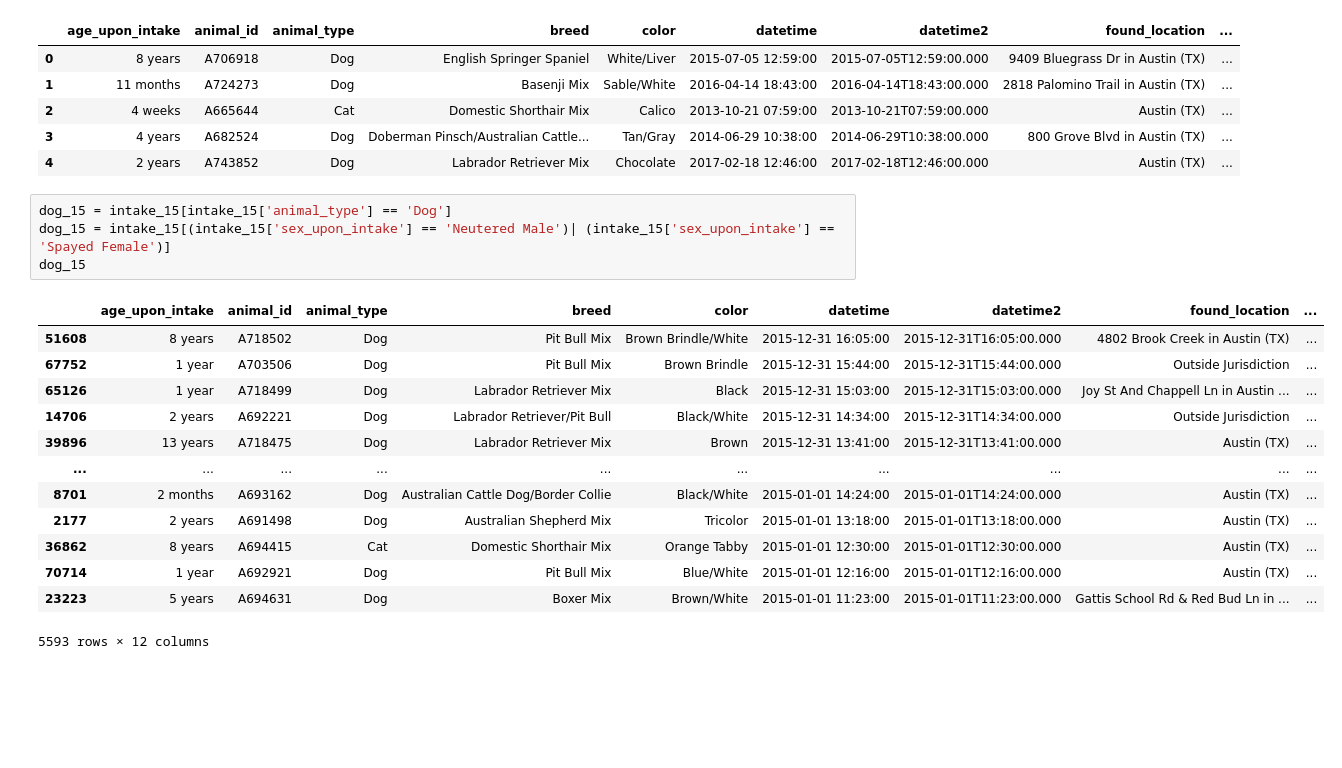
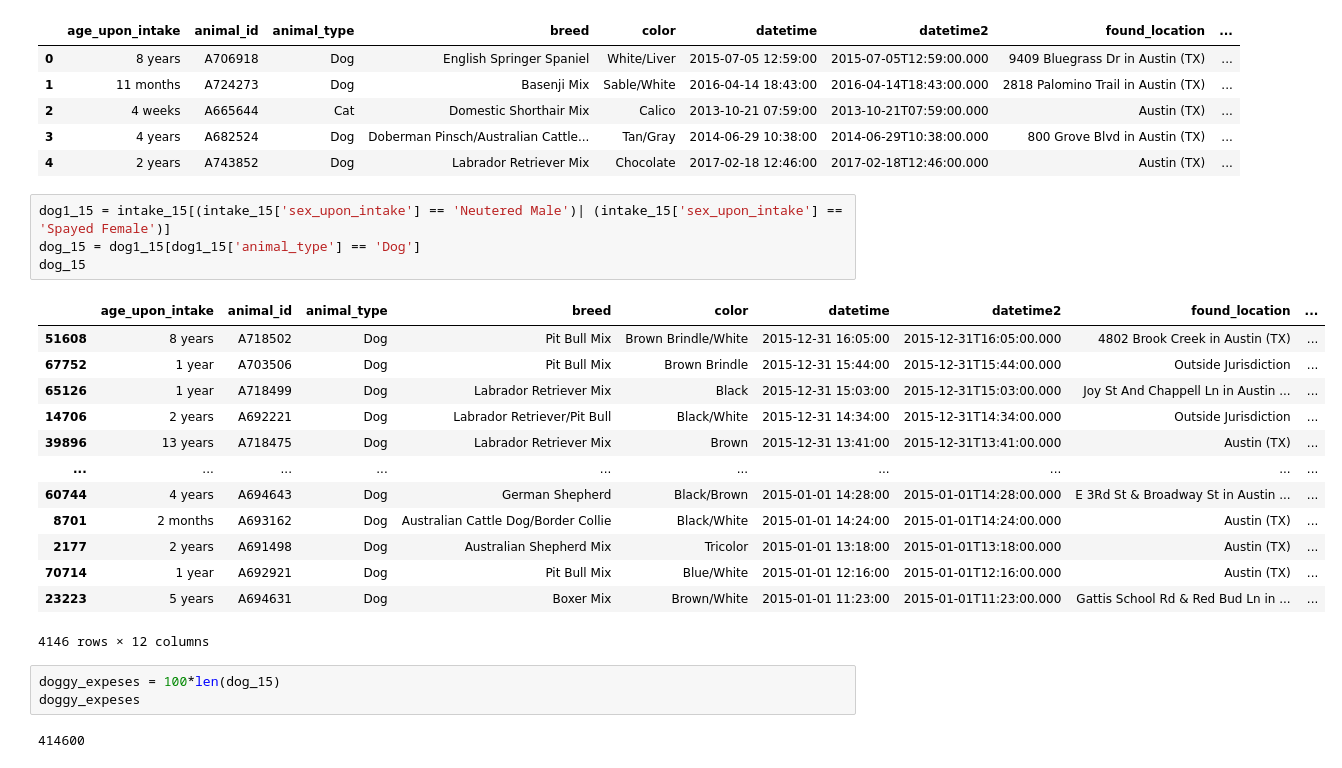
Before and after one commit to 3Grey6Jedi9/Data-Analysis-Project-05, a Jupyter notebook: Pet Shelter Analysis.ipynb, the cells around one changed output. Drawn from its saved outputs; the diff is of its cells as text; blank space fills up the shorter version.

```diff
--- a/Pet Shelter Analysis.ipynb
+++ b/Pet Shelter Analysis.ipynb
@@ -758,20 +758,25 @@ intake.head()
 | 3 | 4 years | A682524 | Dog | Doberman Pinsch/Australian Cattle... | Tan/Gray | 2014-06-29 10:38:00 | 2014-06-29T10:38:00.000 | 800 Grove Blvd in Austin (TX) | ... |
 | 4 | 2 years | A743852 | Dog | Labrador Retriever Mix | Chocolate | 2017-02-18 12:46:00 | 2017-02-18T12:46:00.000 | Austin (TX) | ... |
 # %%
-dog_15 = intake_15[intake_15['animal_type'] == 'Dog']
-dog_15 = intake_15[(intake_15['sex_upon_intake'] == 'Neutered Male')| (intake_15['sex_upon_intake'] == 'Spayed Female')]
+dog1_15 = intake_15[(intake_15['sex_upon_intake'] == 'Neutered Male')| (intake_15['sex_upon_intake'] == 'Spayed Female')]
+dog_15 = dog1_15[dog1_15['animal_type'] == 'Dog']
 dog_15
 # %% [output]
 |  | age_upon_intake | animal_id | animal_type | breed | color | datetime | datetime2 | found_location | ... |
 | 51608 | 8 years | A718502 | Dog | Pit Bull Mix | Brown Brindle/White | 2015-12-31 16:05:00 | 2015-12-31T16:05:00.000 | 4802 Brook Creek in Austin (TX) | ... |
 | 67752 | 1 year | A703506 | Dog | Pit Bull Mix | Brown Brindle | 2015-12-31 15:44:00 | 2015-12-31T15:44:00.000 | Outside Jurisdiction | ... |
 | 65126 | 1 year | A718499 | Dog | Labrador Retriever Mix | Black | 2015-12-31 15:03:00 | 2015-12-31T15:03:00.000 | Joy St And Chappell Ln in Austin ... | ... |
 | 14706 | 2 years | A692221 | Dog | Labrador Retriever/Pit Bull | Black/White | 2015-12-31 14:34:00 | 2015-12-31T14:34:00.000 | Outside Jurisdiction | ... |
 | 39896 | 13 years | A718475 | Dog | Labrador Retriever Mix | Brown | 2015-12-31 13:41:00 | 2015-12-31T13:41:00.000 | Austin (TX) | ... |
 | ... | ... | ... | ... | ... | ... | ... | ... | ... | ... |
+| 60744 | 4 years | A694643 | Dog | German Shepherd | Black/Brown | 2015-01-01 14:28:00 | 2015-01-01T14:28:00.000 | E 3Rd St & Broadway St in Austin ... | ... |
 | 8701 | 2 months | A693162 | Dog | Australian Cattle Dog/Border Collie | Black/White | 2015-01-01 14:24:00 | 2015-01-01T14:24:00.000 | Austin (TX) | ... |
 | 2177 | 2 years | A691498 | Dog | Australian Shepherd Mix | Tricolor | 2015-01-01 13:18:00 | 2015-01-01T13:18:00.000 | Austin (TX) | ... |
-| 36862 | 8 years | A694415 | Cat | Domestic Shorthair Mix | Orange Tabby | 2015-01-01 12:30:00 | 2015-01-01T12:30:00.000 | Austin (TX) | ... |
 | 70714 | 1 year | A692921 | Dog | Pit Bull Mix | Blue/White | 2015-01-01 12:16:00 | 2015-01-01T12:16:00.000 | Austin (TX) | ... |
 | 23223 | 5 years | A694631 | Dog | Boxer Mix | Brown/White | 2015-01-01 11:23:00 | 2015-01-01T11:23:00.000 | Gattis School Rd & Red Bud Ln in ... | ... |
-5593 rows × 12 columns
+4146 rows × 12 columns
+# %%
+doggy_expeses = 100*len(dog_15)
+doggy_expeses
+# %% [output]
+414600
```
